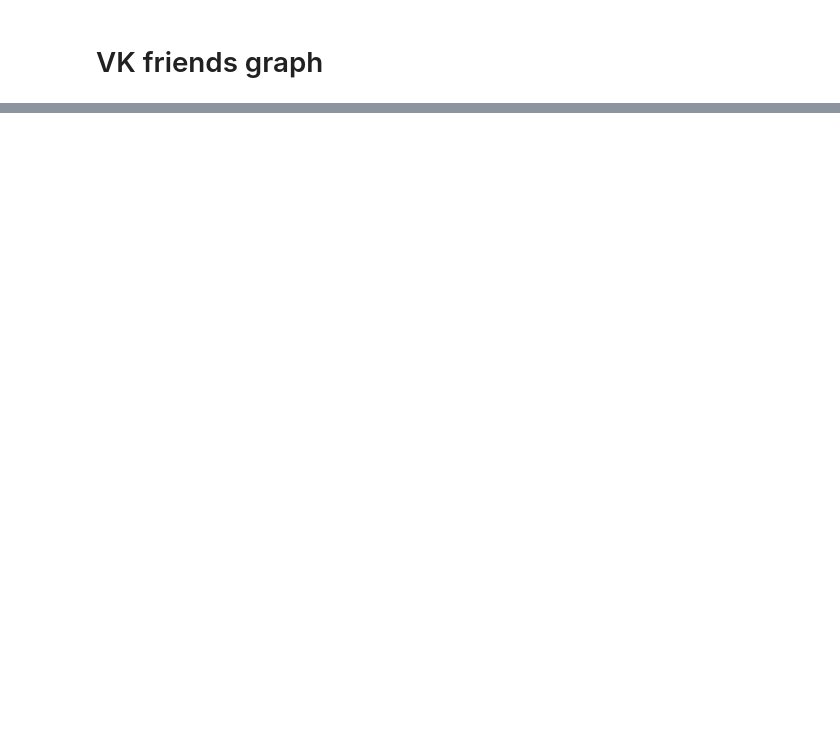
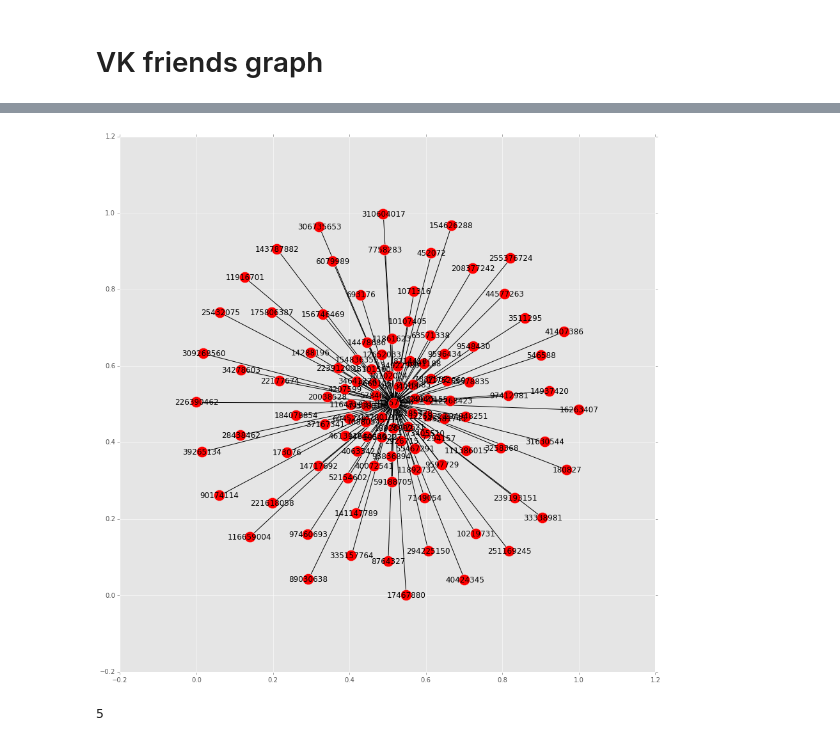
Before and after one commit to DmitrySerg/VK, a Jupyter notebook: VK_analysis.ipynb, the cells around one changed output, grey strips where cells are left out. Saved outputs shown, nothing was run; the diff lists cells and outputs as text; code cells hidden in the pictures; blank space fills up the shorter version.

```diff
--- a/VK_analysis.ipynb
+++ b/VK_analysis.ipynb
@@ -75,0 +80,19 @@ friends.head()
+# %%
+import networkx as nx
+G = nx.Graph()
+# %%
+G.add_node(my_id)
+# %%
+G.add_nodes_from(friends[0])
+# %%
+for i in range(len(friends)):
+    G.add_edge(my_id, friends.loc[i, 0], weight = friends.loc[i, 'mutual'])
+# %%
+plt.figure(figsize=(15,15))
+nx.draw_networkx(G)
+# %% [output]
+[figure, added]
+# %%
+length_mutual(my_id, 55578835)
+# %% [output]
+5
```
Also changed, not shown: parts of 21 cells of this notebook.
